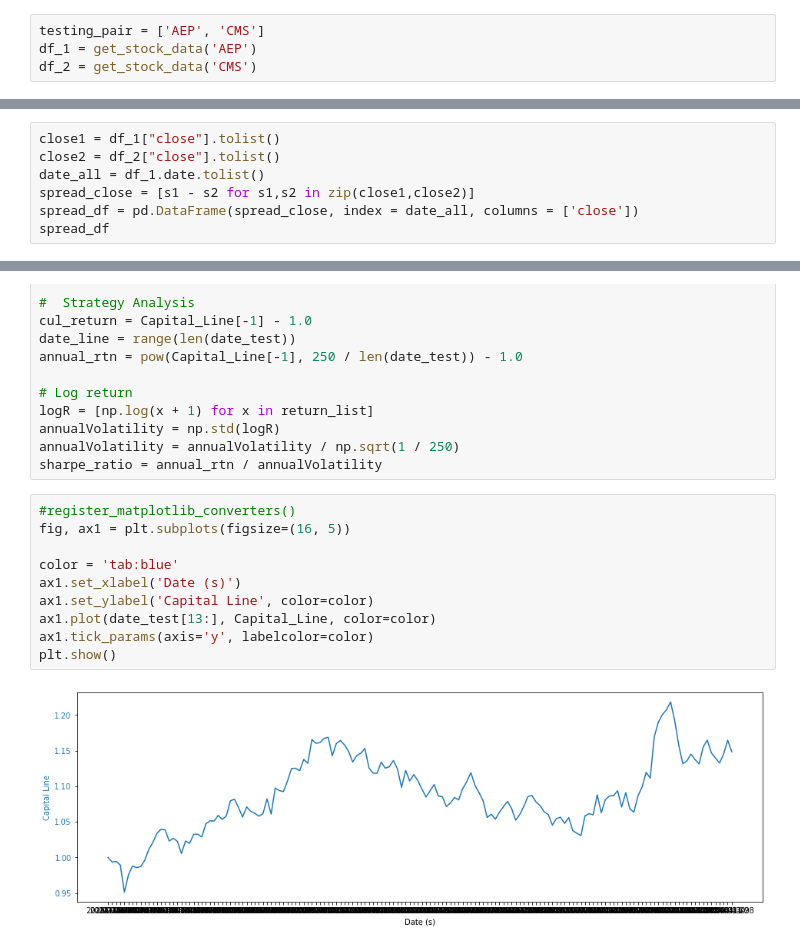
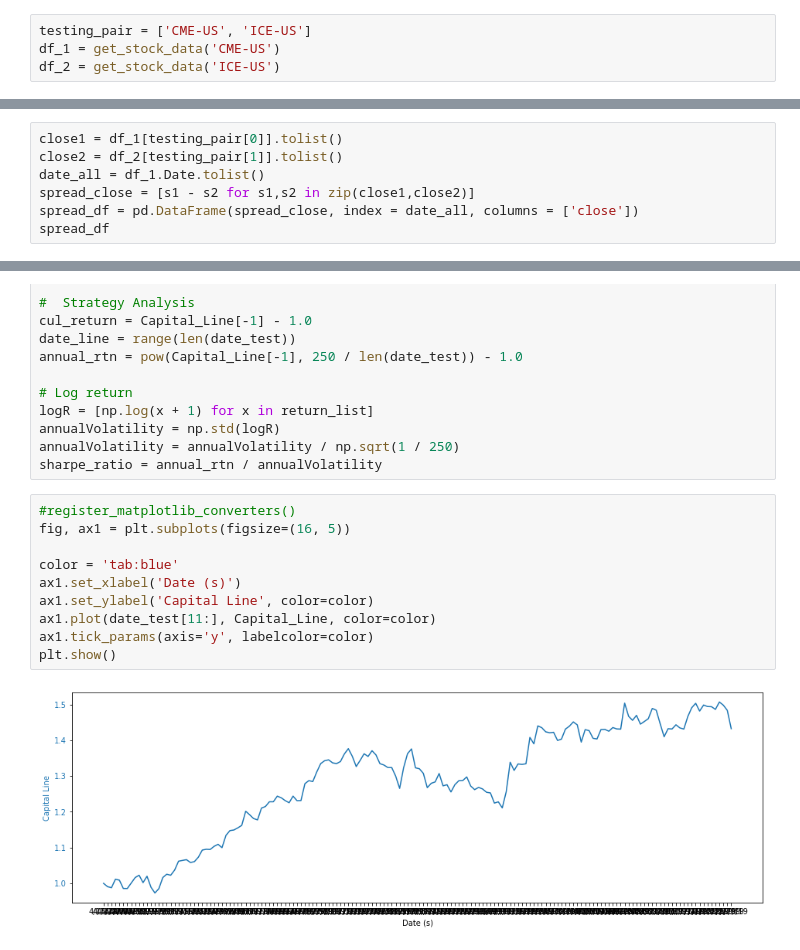
Before and after one commit to israeldi/Final-Project-EECS545, a Jupyter notebook: 545 Project LSTM/LSTM.ipynb, the cells around one changed output, grey strips where cells are left out. Saved outputs shown, nothing was run; the diff lists cells and outputs as text.

```diff
--- a/545 Project LSTM/LSTM.ipynb
+++ b/545 Project LSTM/LSTM.ipynb
@@ -91,6 +63,6 @@ def get_stock_data(ticker):
 
     return df
 # %%
-testing_pair = ['AEP', 'CMS']
-df_1 = get_stock_data('AEP')
-df_2 = get_stock_data('CMS')
+testing_pair = ['CME-US', 'ICE-US']
+df_1 = get_stock_data('CME-US')
+df_2 = get_stock_data('ICE-US')
@@ -100,7 +69,7 @@ File already exists. Loading data from CSV
 # %%
-close1 = df_1["close"].tolist()
-close2 = df_2["close"].tolist()
-date_all = df_1.date.tolist()
+close1 = df_1[testing_pair[0]].tolist()
+close2 = df_2[testing_pair[1]].tolist()
+date_all = df_1.Date.tolist()
 spread_close = [s1 - s2 for s1,s2 in zip(close1,close2)]
 spread_df = pd.DataFrame(spread_close, index = date_all, columns = ['close'])
 spread_df
@@ -264,12 +233,12 @@ sharpe_ratio = annual_rtn / annualVolatility
 # %%
 #register_matplotlib_converters()
 fig, ax1 = plt.subplots(figsize=(16, 5))
 
 color = 'tab:blue'
 ax1.set_xlabel('Date (s)')
 ax1.set_ylabel('Capital Line', color=color)
-ax1.plot(date_test[13:], Capital_Line, color=color)
+ax1.plot(date_test[11:], Capital_Line, color=color)
 ax1.tick_params(axis='y', labelcolor=color)
 plt.show()
 # %% [output]
-[figure, old version]
+[figure, new version]
```
Also changed, not shown: parts of 7 cells of this notebook, 3 other files.
